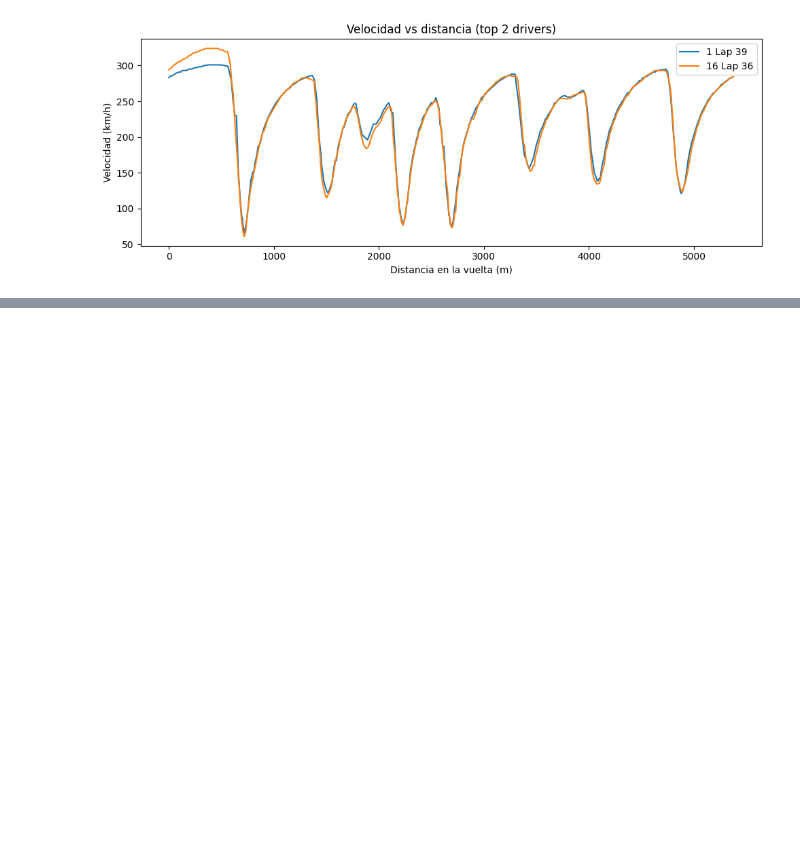
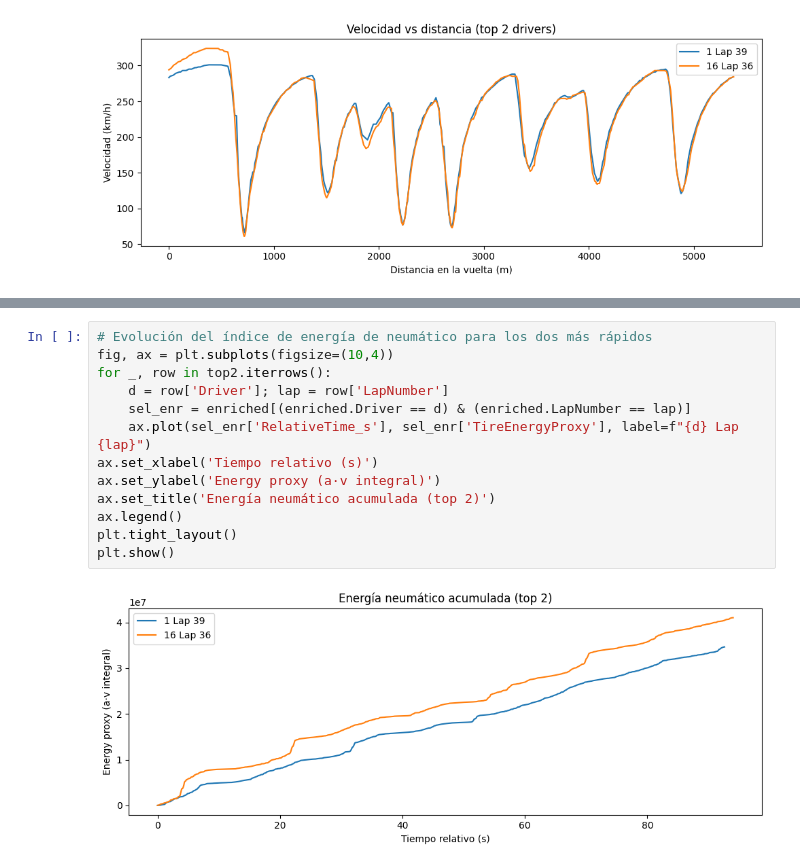
Before and after one commit to aritzrss/F1-Analytics, a Jupyter notebook: notebooks/tests.ipynb, the cells around one changed output, grey strips where cells are left out. Drawn from its saved outputs; the diff is of its cells as text; blank space fills up the shorter version.

```diff
--- a/notebooks/tests.ipynb
+++ b/notebooks/tests.ipynb
@@ -100,0 +146,15 @@ plt.show()
+# %%
+# Evolución del índice de energía de neumático para los dos más rápidos
+fig, ax = plt.subplots(figsize=(10,4))
+for _, row in top2.iterrows():
+    d = row['Driver']; lap = row['LapNumber']
+    sel_enr = enriched[(enriched.Driver == d) & (enriched.LapNumber == lap)]
+    ax.plot(sel_enr['RelativeTime_s'], sel_enr['TireEnergyProxy'], label=f"{d} Lap {lap}")
+ax.set_xlabel('Tiempo relativo (s)')
+ax.set_ylabel('Energy proxy (a·v integral)')
+ax.set_title('Energía neumático acumulada (top 2)')
+ax.legend()
+plt.tight_layout()
+plt.show()
+# %% [output]
+[figure, added]
```
Also changed, not shown: parts of 19 cells of this notebook, 3 other files.
